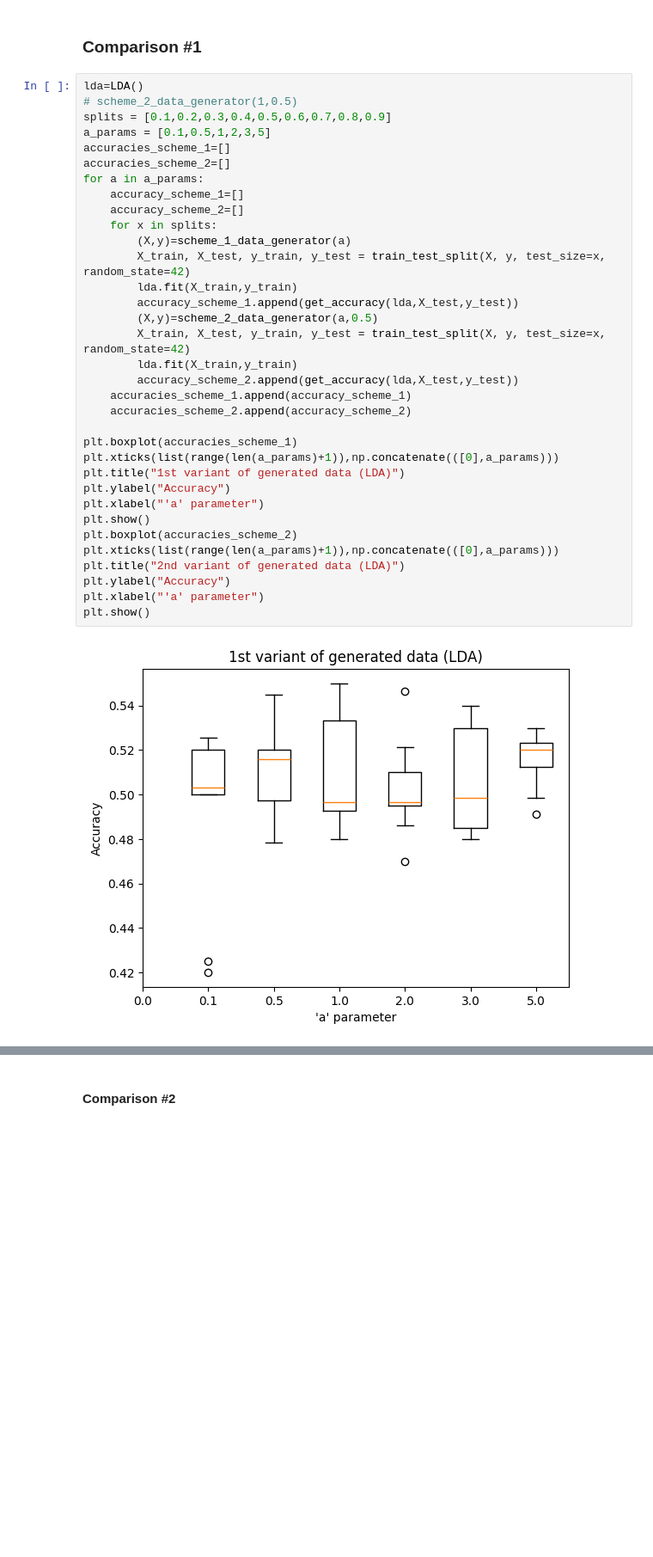
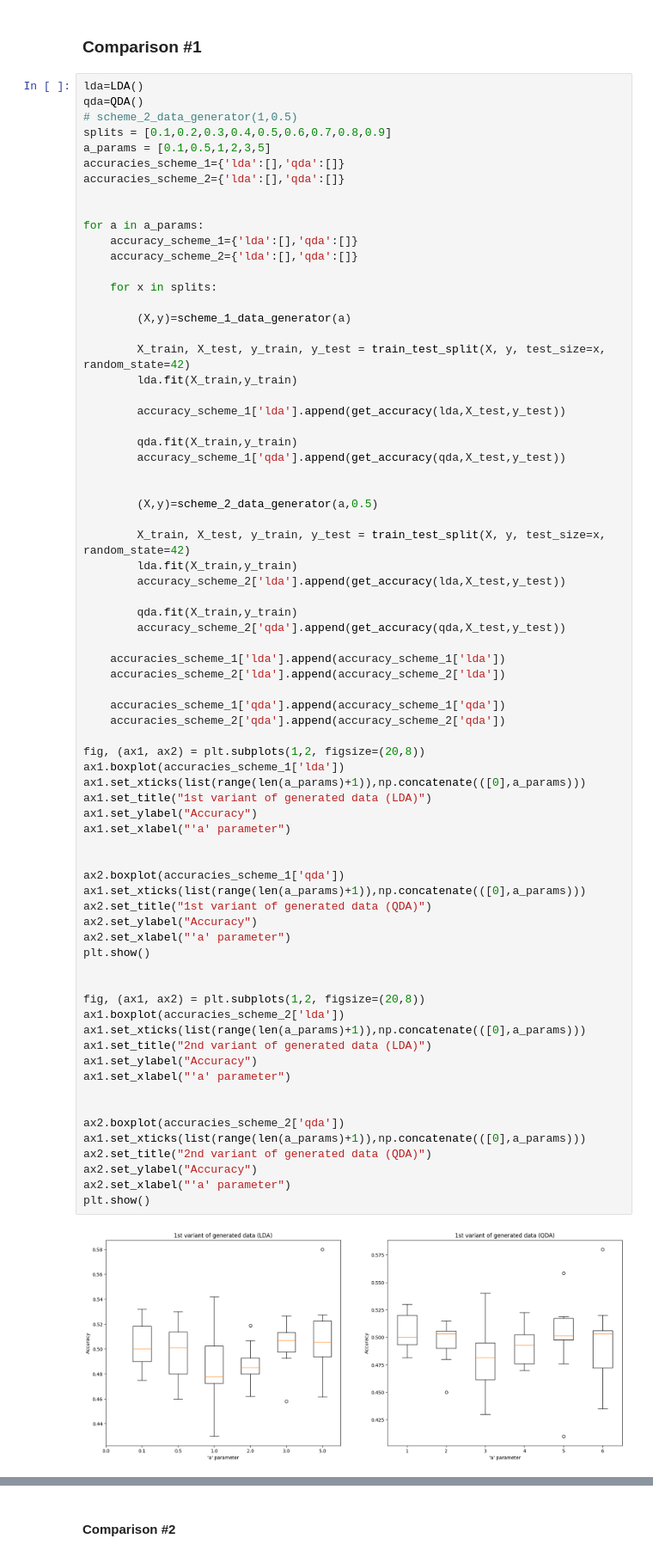
Before and after one commit to PrusWielki/adv-machine-learning-proj-1, a Jupyter notebook: solution.ipynb, the cells around one changed output, grey strips where cells are left out. Shown at 86% size. Saved outputs shown, nothing was run; the diff lists cells and outputs as text; blank space fills up the shorter version.

Commit message:
better charts

```diff
--- a/solution.ipynb
+++ b/solution.ipynb
@@ -156,37 +155,75 @@ def get_accuracy(model:LDA|QDA|NB,X_test,y_test):
 ### Comparison #1
 # %%
 lda=LDA()
+qda=QDA()
 # scheme_2_data_generator(1,0.5)
 splits = [0.1,0.2,0.3,0.4,0.5,0.6,0.7,0.8,0.9]
 a_params = [0.1,0.5,1,2,3,5]
-accuracies_scheme_1=[]
-accuracies_scheme_2=[]
+accuracies_scheme_1={'lda':[],'qda':[]}
+accuracies_scheme_2={'lda':[],'qda':[]}
+
+
 for a in a_params:
-    accuracy_scheme_1=[]
-    accuracy_scheme_2=[]
+    accuracy_scheme_1={'lda':[],'qda':[]}
+    accuracy_scheme_2={'lda':[],'qda':[]}
+
     for x in splits:
+
         (X,y)=scheme_1_data_generator(a)
+
         X_train, X_test, y_train, y_test = train_test_split(X, y, test_size=x, random_state=42)
         lda.fit(X_train,y_train)
-        accuracy_scheme_1.append(get_accuracy(lda,X_test,y_test))
+
+        accuracy_scheme_1['lda'].append(get_accuracy(lda,X_test,y_test))
+
+        qda.fit(X_train,y_train)
+        accuracy_scheme_1['qda'].append(get_accuracy(qda,X_test,y_test))
+
+
         (X,y)=scheme_2_data_generator(a,0.5)
+
         X_train, X_test, y_train, y_test = train_test_split(X, y, test_size=x, random_state=42)
         lda.fit(X_train,y_train)
-        accuracy_scheme_2.append(get_accuracy(lda,X_test,y_test))
-    accuracies_scheme_1.append(accuracy_scheme_1)
-    accuracies_scheme_2.append(accuracy_scheme_2)
+        accuracy_scheme_2['lda'].append(get_accuracy(lda,X_test,y_test))
 
-plt.boxplot(accuracies_scheme_1)
-plt.xticks(list(range(len(a_params)+1)),np.concatenate(([0],a_params)))
-plt.title("1st variant of generated data (LDA)")
-plt.ylabel("Accuracy")
-plt.xlabel("'a' parameter")
+        qda.fit(X_train,y_train)
+        accuracy_scheme_2['qda'].append(get_accuracy(qda,X_test,y_test))
+
+    accuracies_scheme_1['lda'].append(accuracy_scheme_1['lda'])
+    accuracies_scheme_2['lda'].append(accuracy_scheme_2['lda'])
+
+    accuracies_scheme_1['qda'].append(accuracy_scheme_1['qda'])
+    accuracies_scheme_2['qda'].append(accuracy_scheme_2['qda'])
+
+fig, (ax1, ax2) = plt.subplots(1,2, figsize=(20,8))
+ax1.boxplot(accuracies_scheme_1['lda'])
+ax1.set_xticks(list(range(len(a_params)+1)),np.concatenate(([0],a_params)))
+ax1.set_title("1st variant of generated data (LDA)")
+ax1.set_ylabel("Accuracy")
+ax1.set_xlabel("'a' parameter")
+
+
+ax2.boxplot(accuracies_scheme_1['qda'])
+ax1.set_xticks(list(range(len(a_params)+1)),np.concatenate(([0],a_params)))
+ax2.set_title("1st variant of generated data (QDA)")
+ax2.set_ylabel("Accuracy")
+ax2.set_xlabel("'a' parameter")
 plt.show()
-plt.boxplot(accuracies_scheme_2)
-plt.xticks(list(range(len(a_params)+1)),np.concatenate(([0],a_params)))
-plt.title("2nd variant of generated data (LDA)")
-plt.ylabel("Accuracy")
-plt.xlabel("'a' parameter")
+
+
+fig, (ax1, ax2) = plt.subplots(1,2, figsize=(20,8))
+ax1.boxplot(accuracies_scheme_2['lda'])
+ax1.set_xticks(list(range(len(a_params)+1)),np.concatenate(([0],a_params)))
+ax1.set_title("2nd variant of generated data (LDA)")
+ax1.set_ylabel("Accuracy")
+ax1.set_xlabel("'a' parameter")
+
+
+ax2.boxplot(accuracies_scheme_2['qda'])
+ax1.set_xticks(list(range(len(a_params)+1)),np.concatenate(([0],a_params)))
+ax2.set_title("2nd variant of generated data (QDA)")
+ax2.set_ylabel("Accuracy")
+ax2.set_xlabel("'a' parameter")
 plt.show()
 # %% [output]
-[figure, old version]
+[figure, new version]
```
Also changed, not shown: parts of 3 cells of this notebook.
